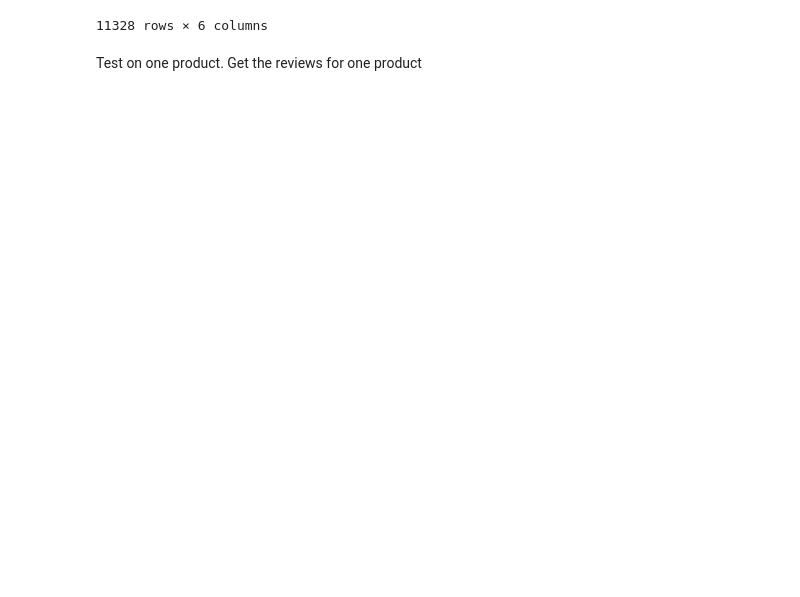
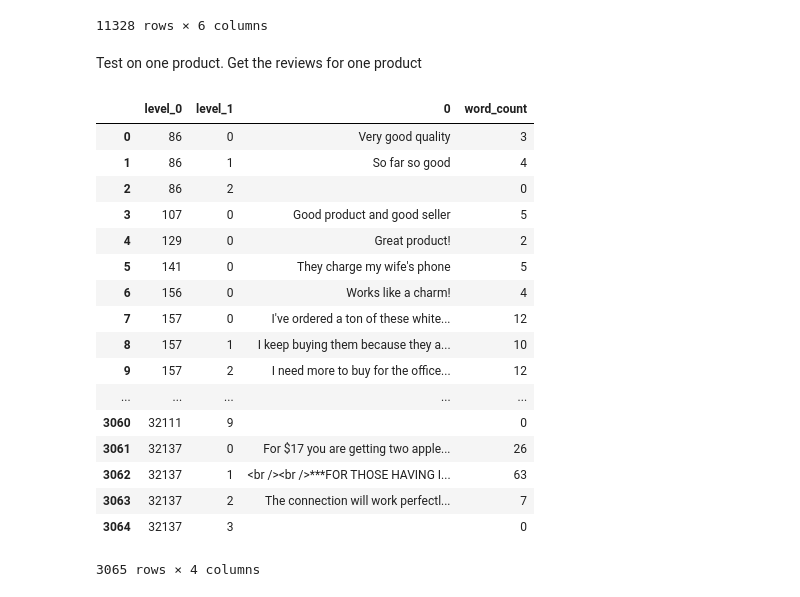
Before and after one commit to betty35/comment-summary-tests, a Jupyter notebook: Test dataframe.ipynb, the cells around one changed output. Saved outputs shown, nothing was run; the diff lists cells and outputs as text; code cells hidden in the pictures; blank space fills up the shorter version.

```diff
--- a/Test dataframe.ipynb
+++ b/Test dataframe.ipynb
@@ -93,4 +93,5 @@ df1
 # %% [markdown]
 Test on one product. Get the reviews for one product
 # %%
-reviews = df1[df1['product_id']==product_list[0]].drop(columns=['review_id','product_id'])
+reviews = df1[df1['product_id']==product_list[0]]#.drop(columns=['review_id','product_title','product_id'])
+reviews = reviews['review_body']
@@ -96,0 +100,22 @@ reviews = df1[df1['product_id']==product_list[0]].drop(columns=['review_id','pro
+# %%
+reviews['word_count'] = reviews[0].str.split().apply(len)#.strip().apply(len)
+reviews
+# %% [output]
+|  | level_0 | level_1 | 0 | word_count |
+| 0 | 86 | 0 | Very good quality | 3 |
+| 1 | 86 | 1 | So far so good | 4 |
+| 2 | 86 | 2 |  | 0 |
+| 3 | 107 | 0 | Good product and good seller | 5 |
+| 4 | 129 | 0 | Great product! | 2 |
+| 5 | 141 | 0 | They charge my wife's phone | 5 |
+| 6 | 156 | 0 | Works like a charm! | 4 |
+| 7 | 157 | 0 | I've ordered a ton of these white... | 12 |
+| 8 | 157 | 1 | I keep buying them because they a... | 10 |
+| 9 | 157 | 2 | I need more to buy for the office... | 12 |
+| ... | ... | ... | ... | ... |
+| 3060 | 32111 | 9 |  | 0 |
+| 3061 | 32137 | 0 | For $17 you are getting two apple... | 26 |
+| 3062 | 32137 | 1 | <br /><br />***FOR THOSE HAVING I... | 63 |
+| 3063 | 32137 | 2 | The connection will work perfectl... | 7 |
+| 3064 | 32137 | 3 |  | 0 |
+3065 rows × 4 columns
```
Also changed, not shown: parts of 13 cells of this notebook.
